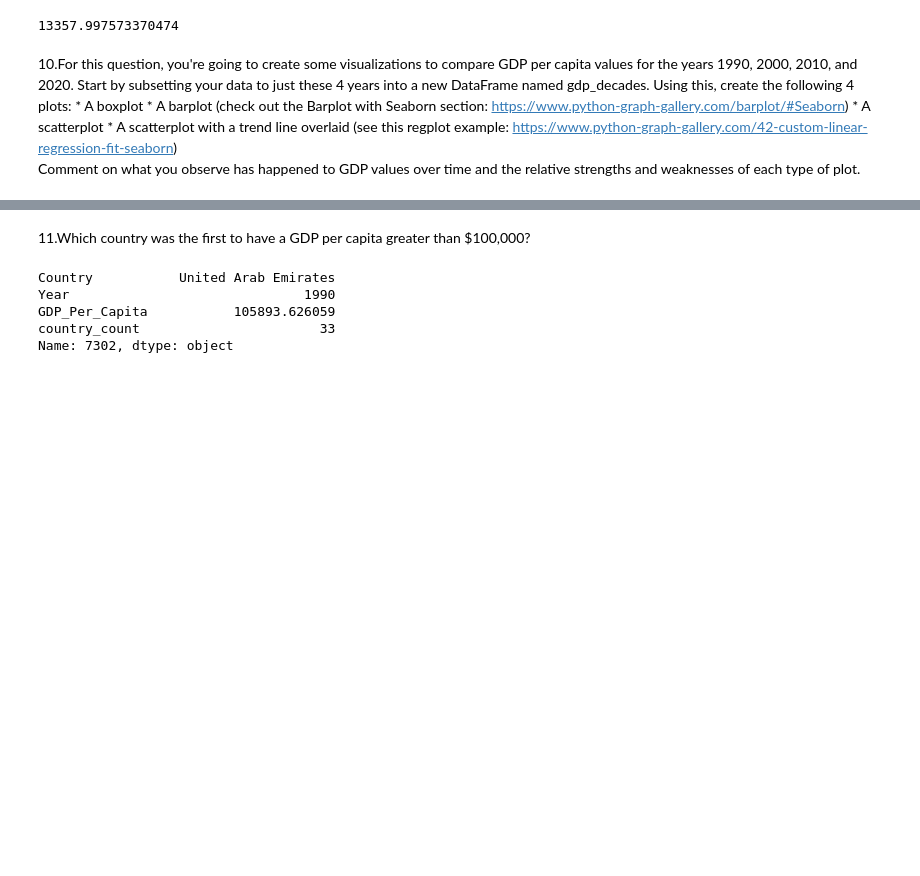
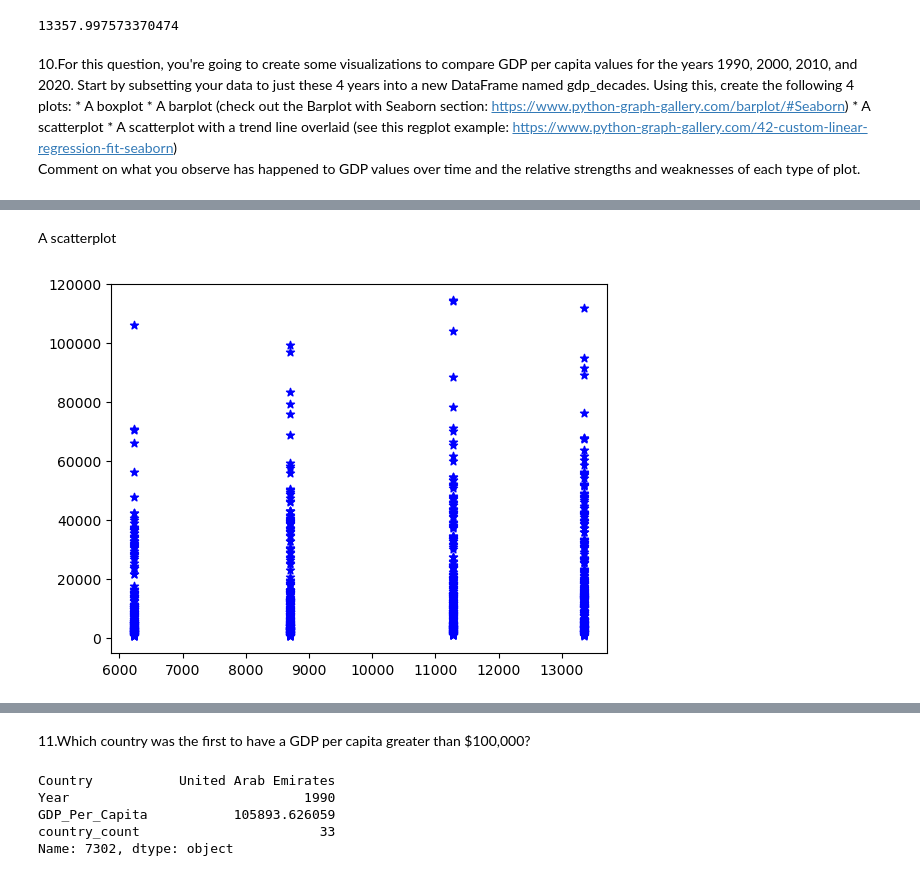
Before and after one commit to NSS-Data-Analytics-Cohort-10/gdp-and-internet-usage-mhm516, a Jupyter notebook: scripts/code_new.ipynb, the cells around one changed output, grey strips where cells are left out. Saved outputs shown, nothing was run; the diff lists cells and outputs as text; code cells hidden in the pictures; blank space fills up the shorter version.

```diff
--- a/scripts/code_new.ipynb
+++ b/scripts/code_new.ipynb
@@ -121,0 +118,13 @@ print(med_gdp_1990)
+# %% [markdown]
+A scatterplot
+# %%
+x=decades['med_gdp']
+y=decades['GDP_Per_Capita']
+
+plt.scatter(x,y,
+            c="blue",
+           marker="*")
+
+plt.show()
+# %% [output]
+[figure, added]
```
Also changed, not shown: parts of 10 cells of this notebook.
